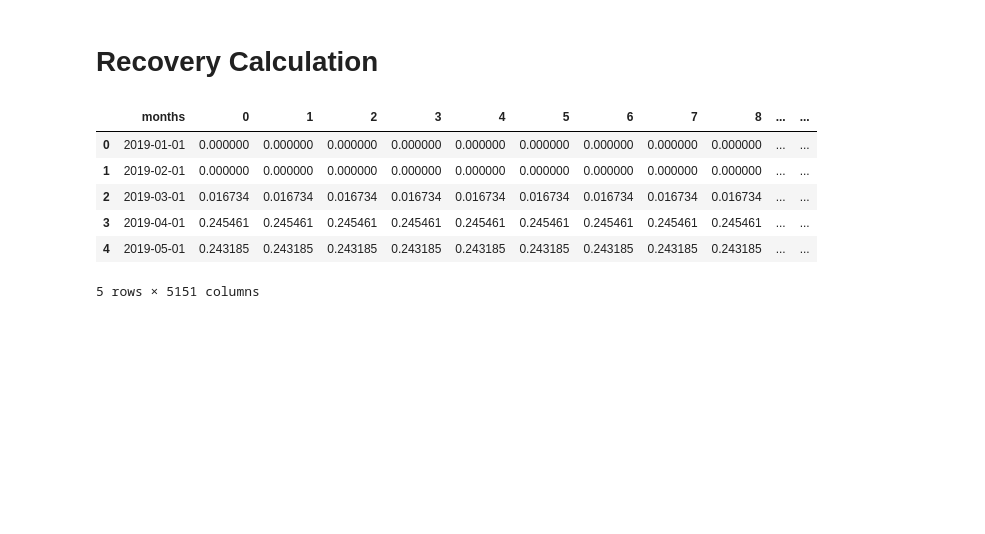
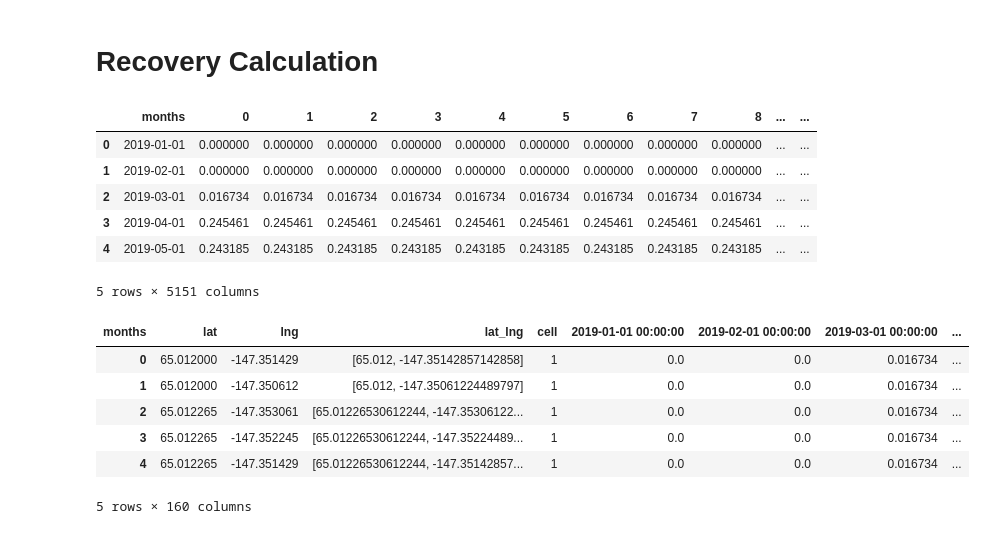
Before and after one commit to ChiefMetDing/FK_HL_Model_Remake, a Jupyter notebook: Scripts/py/recovery_calc.ipynb, the cells around one changed output. Saved outputs shown, nothing was run; the diff lists cells and outputs as text; code cells hidden in the pictures; blank space fills up the shorter version.

```diff
--- a/Scripts/py/recovery_calc.ipynb
+++ b/Scripts/py/recovery_calc.ipynb
@@ -142,3 +142,15 @@ cell_oz_df = blocks_oz_df.groupby(['cell']).sum()
 ## Export the data for visualization
 file_path = os.path.join('..','..','Resources','cells_oz.json')
 cell_oz_df.to_json(file_path)
+# %%
+blocks_oz_df.insert(0,"lat",blocks_df['lat'])
+blocks_oz_df.insert(1,"lng",blocks_df['lng'])
+blocks_oz_df.head()
+# %% [output]
+| months | lat | lng | lat_lng | cell | 2019-01-01 00:00:00 | 2019-02-01 00:00:00 | 2019-03-01 00:00:00 | ... |
+| 0 | 65.012000 | -147.351429 | [65.012, -147.35142857142858] | 1 | 0.0 | 0.0 | 0.016734 | ... |
+| 1 | 65.012000 | -147.350612 | [65.012, -147.35061224489797] | 1 | 0.0 | 0.0 | 0.016734 | ... |
+| 2 | 65.012265 | -147.353061 | [65.01226530612244, -147.35306122... | 1 | 0.0 | 0.0 | 0.016734 | ... |
+| 3 | 65.012265 | -147.352245 | [65.01226530612244, -147.35224489... | 1 | 0.0 | 0.0 | 0.016734 | ... |
+| 4 | 65.012265 | -147.351429 | [65.01226530612244, -147.35142857... | 1 | 0.0 | 0.0 | 0.016734 | ... |
+5 rows × 160 columns
```
Also changed, not shown: parts of 7 cells of this notebook, 5 other files.
